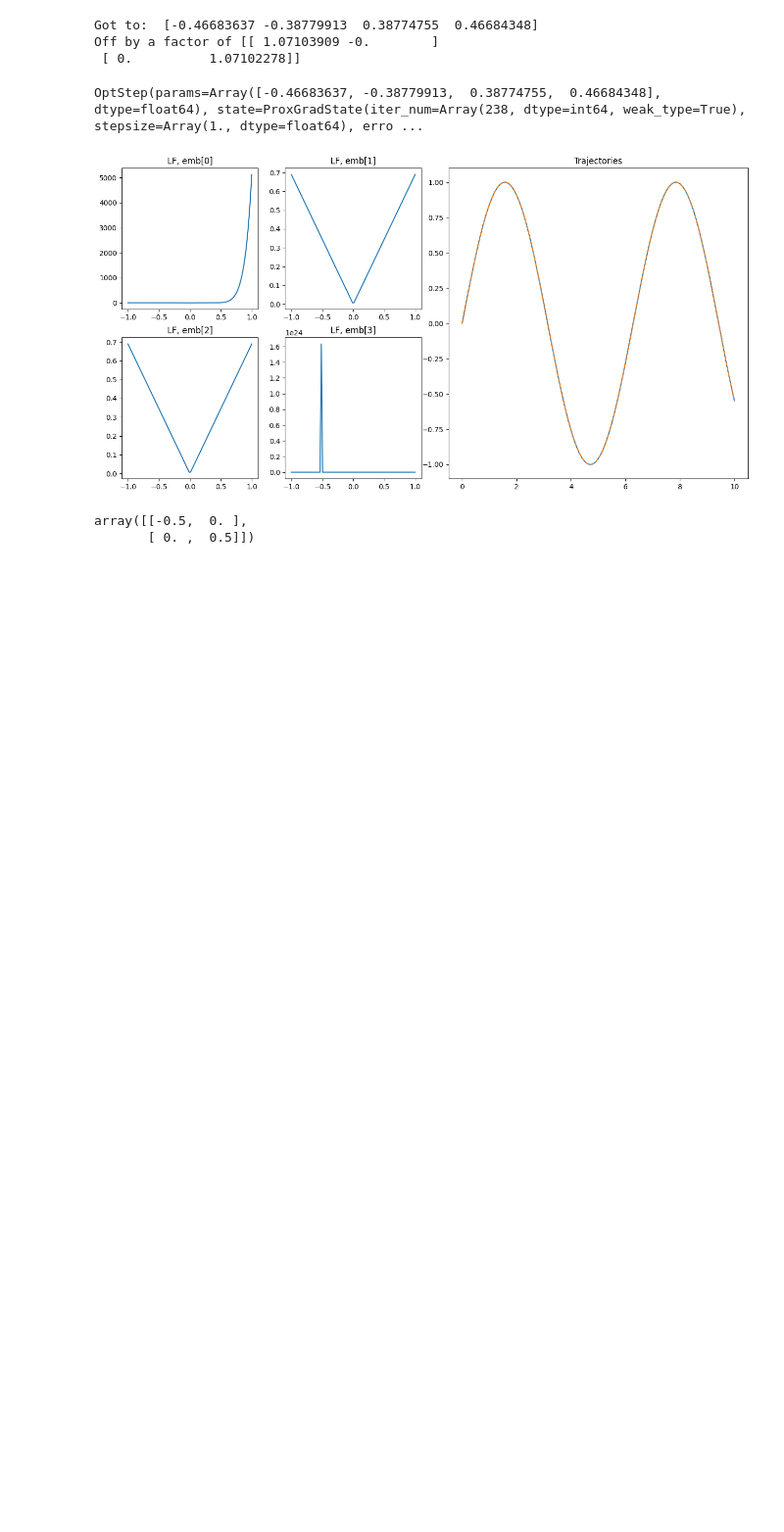
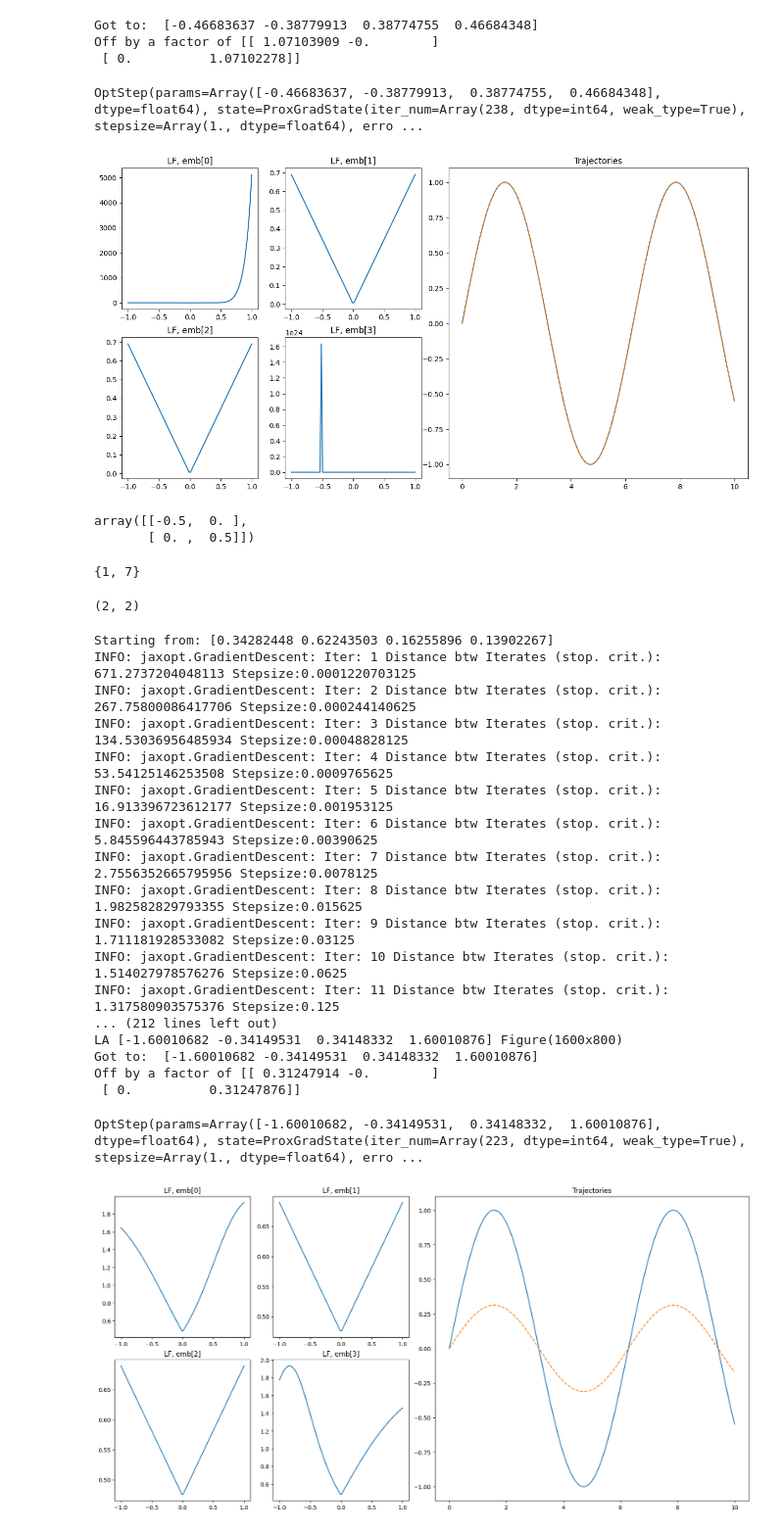
Before and after one commit to joshuacoles/slimpletic-jax, a Jupyter notebook: loss_fn/loss_fns.ipynb, the cells around one changed output. Shown at 98% size. Saved outputs shown, nothing was run; the diff lists cells and outputs as text; code cells hidden in the pictures; blank space fills up the shorter version.

Commit message:
Make a framework for displaying different embeddings

```diff
--- a/loss_fn/loss_fns.ipynb
+++ b/loss_fn/loss_fns.ipynb
@@ -405,10 +405,10 @@ def mega_comp(embedding):
     local_variation_range = variation_range
 
     # Create a gridspec instance with 2 rows and 3 columns
-    gs = gridspec.GridSpec(2, 4)
+    gs = GridSpec(2, 4)
 
     # Create a figure
-    fig = plt.figure(figsize=(16,8))
+    fig = plt.figure(figsize=(16, 8))
 
     # Add four smaller subplots in the first two columns
     ax1 = fig.add_subplot(gs[0, 0])
@@ -555,7 +555,8 @@ def make_an_attempt():
     mega_comp(gdr.params)
     print("Got to: ", gdr.params)
 
-    print("Off by a factor of {}".format(np.array(true_embedding).reshape((2 * dof, 2 * dof)) / gdr.params.reshape((2 * dof, 2 * dof))))
+    print("Off by a factor of {}".format(
+        np.array(true_embedding).reshape((2 * dof, 2 * dof)) / gdr.params.reshape((2 * dof, 2 * dof))))
     return gdr
 # %%
 make_an_attempt()
@@ -690,0 +696,31 @@ array([[-0.5,  0. ],
+# %%
+factors(7)
+# %% [output]
+{1, 7}
+# %%
+import math
+
+
+def determine_grid_dimensions(num_plots):
+    # Take the square root of the total number of plots
+    root = math.sqrt(num_plots)
+
+    # Get the lower and upper integer bounds
+    lower_bound = math.floor(root)
+    upper_bound = math.ceil(root)
+
+    # If the square of the lower bound is enough to accommodate all plots, use that
+    if lower_bound * lower_bound >= num_plots:
+        return lower_bound, lower_bound
+
+    # If not, check if the lower bound multiplied by the upper bound is enough
+    elif lower_bound * upper_bound >= num_plots:
+        return lower_bound, upper_bound
+
+    # If all else fails, use the upper bound for both dimensions
+    else:
+        return upper_bound, upper_bound
+# %%
+determine_grid_dimensions(4)
+# %% [output]
+(2, 2)
@@ -690,0 +807,29 @@ array([[-0.5,  0. ],
+# %%
+tr1 = TestRig(
+    4,
+    true_embedding,
+    embedded_lagrangian,
+    loss_fn
+)
+# %%
+tr1.make_an_attempt()
+# %% [output]
+Starting from: [0.34282448 0.62243503 0.16255896 0.13902267]
+INFO: jaxopt.GradientDescent: Iter: 1 Distance btw Iterates (stop. crit.): 671.2737204048113 Stepsize:0.0001220703125
+INFO: jaxopt.GradientDescent: Iter: 2 Distance btw Iterates (stop. crit.): 267.75800086417706 Stepsize:0.000244140625
+INFO: jaxopt.GradientDescent: Iter: 3 Distance btw Iterates (stop. crit.): 134.53036956485934 Stepsize:0.00048828125
+INFO: jaxopt.GradientDescent: Iter: 4 Distance btw Iterates (stop. crit.): 53.54125146253508 Stepsize:0.0009765625
+INFO: jaxopt.GradientDescent: Iter: 5 Distance btw Iterates (stop. crit.): 16.913396723612177 Stepsize:0.001953125
+INFO: jaxopt.GradientDescent: Iter: 6 Distance btw Iterates (stop. crit.): 5.845596443785943 Stepsize:0.00390625
+INFO: jaxopt.GradientDescent: Iter: 7 Distance btw Iterates (stop. crit.): 2.7556352665795956 Stepsize:0.0078125
+INFO: jaxopt.GradientDescent: Iter: 8 Distance btw Iterates (stop. crit.): 1.982582829793355 Stepsize:0.015625
+INFO: jaxopt.GradientDescent: Iter: 9 Distance btw Iterates (stop. crit.): 1.711181928533082 Stepsize:0.03125
+INFO: jaxopt.GradientDescent: Iter: 10 Distance btw Iterates (stop. crit.): 1.514027978576276 Stepsize:0.0625
+INFO: jaxopt.GradientDescent: Iter: 11 Distance btw Iterates (stop. crit.): 1.317580903575376 Stepsize:0.125
+... (212 lines left out)
+LA [-1.60010682 -0.34149531  0.34148332  1.60010876] Figure(1600x800)
+Got to:  [-1.60010682 -0.34149531  0.34148332  1.60010876]
+Off by a factor of [[ 0.31247914 -0.        ]
+ [ 0.          0.31247876]]
+OptStep(params=Array([-1.60010682, -0.34149531,  0.34148332,  1.60010876], dtype=float64), state=ProxGradState(iter_num=Array(223, dtype=int64, weak_type=True), stepsize=Array(1., dtype=float64), erro ...
+[figure, added]
```
Also changed, not shown: parts of 12 cells of this notebook.
